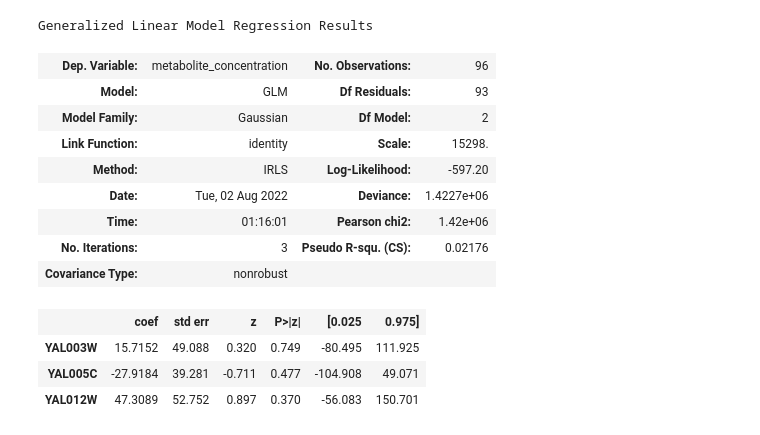
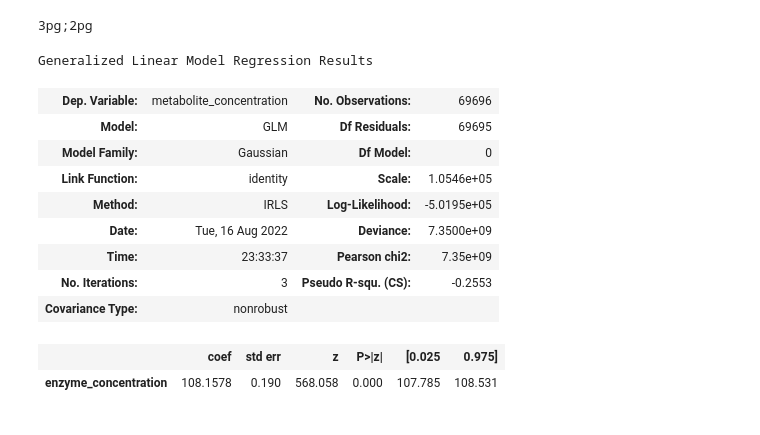
Before and after one commit to trdvangraft/thesis, a Jupyter notebook: metaengineering/runner.ipynb, the cells around one changed output. Drawn from its saved outputs; the diff is of its cells as text; code cells hidden in the pictures.

```diff
--- a/metaengineering/runner.ipynb
+++ b/metaengineering/runner.ipynb
@@ -19,19 +22,23 @@ tasks = sl.get_metabolite_centric(df)
+# %%
+df = dl.get_simple_protein_metabolite_dataframe()
+gen = tl.prepare_task(df).build(Strategy.METABOLITE_CENTRIC)
 # %%
-x, y = next(tasks)
-res = glm.fit(x.reset_index(drop=True)[['YAL003W', 'YAL005C', 'YAL012W']], y.reset_index(drop=True))
+tf: TaskFrame = next(gen)
+print(tf.frame_name)
+x, y = tf.x, tf.y
+res = glm.fit(x.reset_index(drop=True), y.reset_index(drop=True))
 res.summary()
 # %% [output]
-Generalized Linear Model Regression Results
+3pg;2pg
+Generalized Linear Model Regression Results
-| Dep. Variable: | metabolite_concentration | No. Observations: | 96 |
-| Model: | GLM | Df Residuals: | 93 |
-| Model Family: | Gaussian | Df Model: | 2 |
-| Link Function: | identity | Scale: | 15298. |
-| Method: | IRLS | Log-Likelihood: | -597.20 |
-| Date: | Tue, 02 Aug 2022 | Deviance: | 1.4227e+06 |
-| Time: | 01:16:01 | Pearson chi2: | 1.42e+06 |
-| No. Iterations: | 3 | Pseudo R-squ. (CS): | 0.02176 |
+| Dep. Variable: | metabolite_concentration | No. Observations: | 69696 |
+| Model: | GLM | Df Residuals: | 69695 |
+| Model Family: | Gaussian | Df Model: | 0 |
+| Link Function: | identity | Scale: | 1.0546e+05 |
+| Method: | IRLS | Log-Likelihood: | -5.0195e+05 |
+| Date: | Tue, 16 Aug 2022 | Deviance: | 7.3500e+09 |
+| Time: | 23:33:37 | Pearson chi2: | 7.35e+09 |
+| No. Iterations: | 3 | Pseudo R-squ. (CS): | -0.2553 |
 | Covariance Type: | nonrobust |  |  |
 |  | coef | std err | z | P>|z| | [0.025 | 0.975] |
-| YAL003W | 15.7152 | 49.088 | 0.320 | 0.749 | -80.495 | 111.925 |
-| YAL005C | -27.9184 | 39.281 | -0.711 | 0.477 | -104.908 | 49.071 |
-| YAL012W | 47.3089 | 52.752 | 0.897 | 0.370 | -56.083 | 150.701 |
+| enzyme_concentration | 108.1578 | 0.190 | 568.058 | 0.000 | 107.785 | 108.531 |
```
Also changed, not shown: parts of 28 cells of this notebook, 59 other files.
